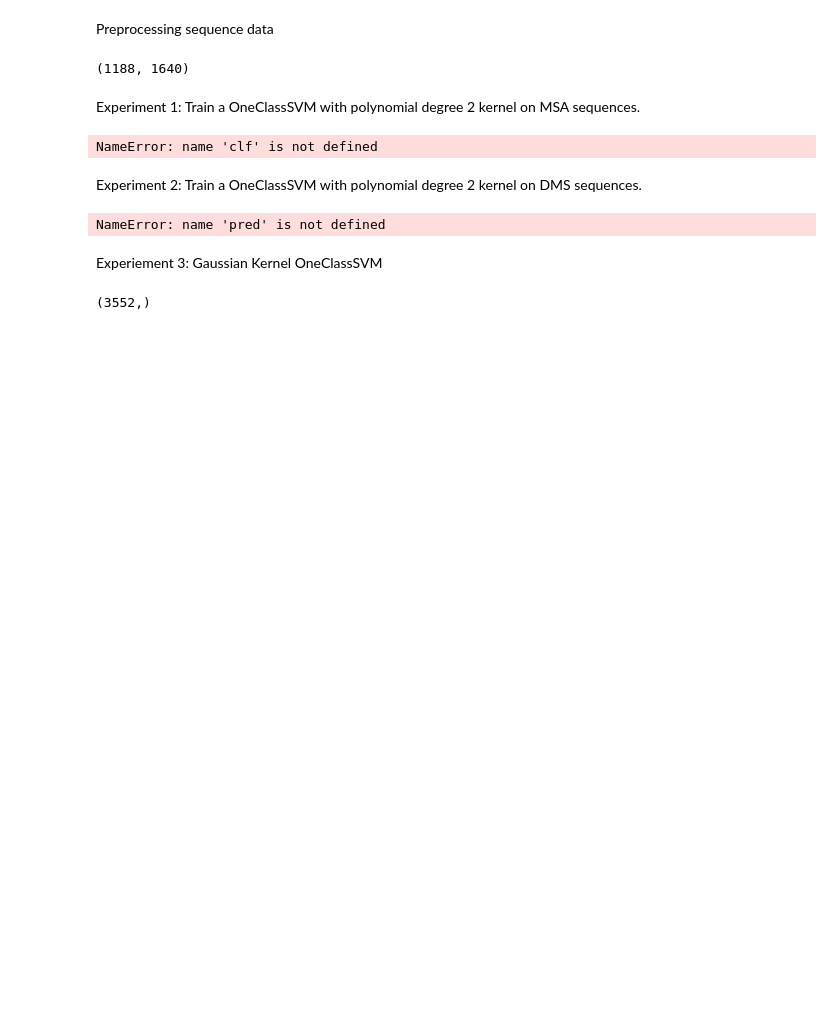
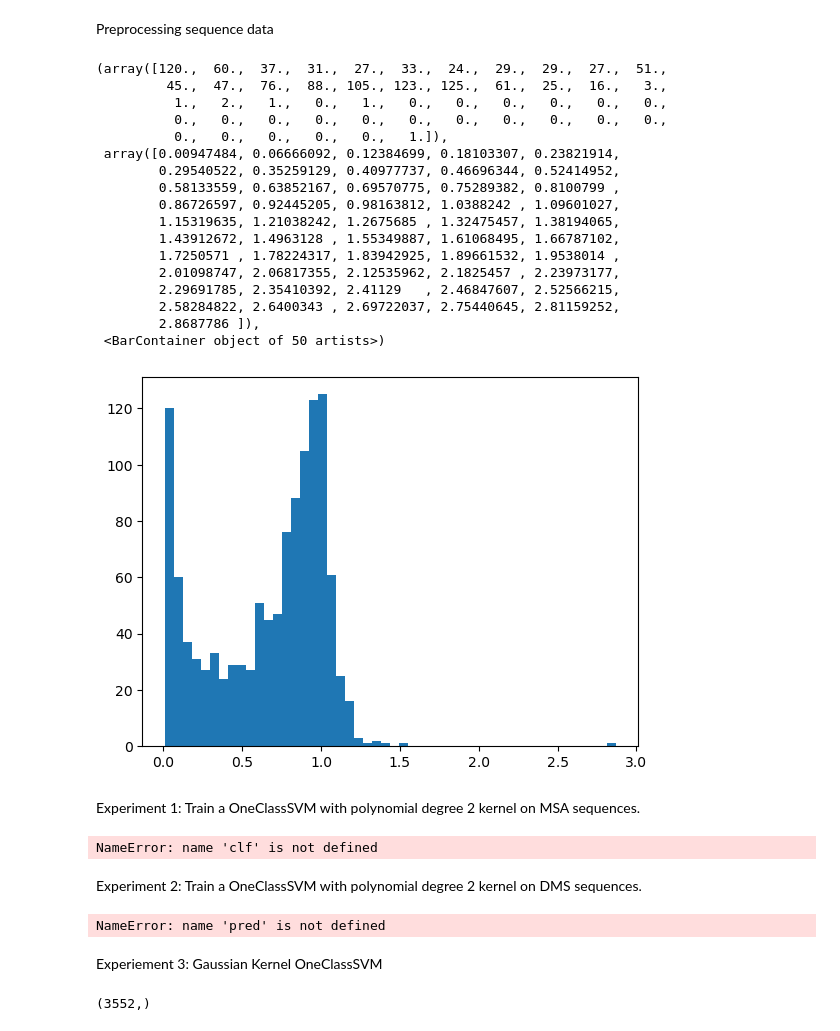
Before and after one commit to LDeng0205/msa_classify, a Jupyter notebook: svm_yeast.ipynb, the cells around one changed output. Saved outputs shown, nothing was run; the diff lists cells and outputs as text; code cells hidden in the pictures; blank space fills up the shorter version.

```diff
--- a/svm_yeast.ipynb
+++ b/svm_yeast.ipynb
@@ -87,23 +87,42 @@ data = pd.read_csv(
     "PABP_YEAST/data/PABP_YEAST_Fields2013-singles.csv", sep=";", comment="#"
 )
 mutant, label_dms = data['mutant'].to_numpy(), data['linear'].to_numpy()
-label = np.zeros(label_dms.shape[0])
-for i in range(label_dms.shape[0]):
-    label[i] = 1 if label_dms[i] > 0.7 else 0
 mutant_data = []
 for m in mutant:
     original_aa, loc, mutant_aa = m[0], int(m[1:4])-115, m[4]
-    print(m, ' ', original_aa, loc, mutant_qq
     assert wildtype[loc] == original_aa
     mutant_data.append(wildtype[:loc]+mutant_aa+wildtype[loc+1:])
 mutant_data = np.asarray(mutant_data)
 mutant_data = process_msa_sequence(mutant_data)
 
-mutant_data, label = np.asarray(mutant_data), np.asarray(label)
-mutant_data, label = unison_shuffled_copies(mutant_data, label)
-print(mutant_data.shape)
+mutant_data, label_dms = np.asarray(mutant_data), np.asarray(label_dms)
+mutant_data, label_dms = unison_shuffled_copies(mutant_data, label_dms)
+
+label = np.zeros(label_dms.shape[0])
+for i in range(label_dms.shape[0]):
+    label[i] = 1 if label_dms[i] > 0.6 else 0
-# %% [output]
-(1188, 1640)
+# %%
+### this dataset actually shows bimodality
+plt.hist(label_dms, bins=50)
+# %% [output]
+(array([120.,  60.,  37.,  31.,  27.,  33.,  24.,  29.,  29.,  27.,  51.,
+         45.,  47.,  76.,  88., 105., 123., 125.,  61.,  25.,  16.,   3.,
+          1.,   2.,   1.,   0.,   1.,   0.,   0.,   0.,   0.,   0.,   0.,
+          0.,   0.,   0.,   0.,   0.,   0.,   0.,   0.,   0.,   0.,   0.,
+          0.,   0.,   0.,   0.,   0.,   1.]),
+ array([0.00947484, 0.06666092, 0.12384699, 0.18103307, 0.23821914,
+        0.29540522, 0.35259129, 0.40977737, 0.46696344, 0.52414952,
+        0.58133559, 0.63852167, 0.69570775, 0.75289382, 0.8100799 ,
+        0.86726597, 0.92445205, 0.98163812, 1.0388242 , 1.09601027,
+        1.15319635, 1.21038242, 1.2675685 , 1.32475457, 1.38194065,
+        1.43912672, 1.4963128 , 1.55349887, 1.61068495, 1.66787102,
+        1.7250571 , 1.78224317, 1.83942925, 1.89661532, 1.9538014 ,
+        2.01098747, 2.06817355, 2.12535962, 2.1825457 , 2.23973177,
+        2.29691785, 2.35410392, 2.41129   , 2.46847607, 2.52566215,
+        2.58284822, 2.6400343 , 2.69722037, 2.75440645, 2.81159252,
+        2.8687786 ]),
+ <BarContainer object of 50 artists>)
+[figure, added]
 # %% [markdown]
 Experiment 1: Train a OneClassSVM with polynomial degree 2 kernel on MSA sequences.
 # %%
```
Also changed, not shown: parts of 2 cells of this notebook, 2 other files.
